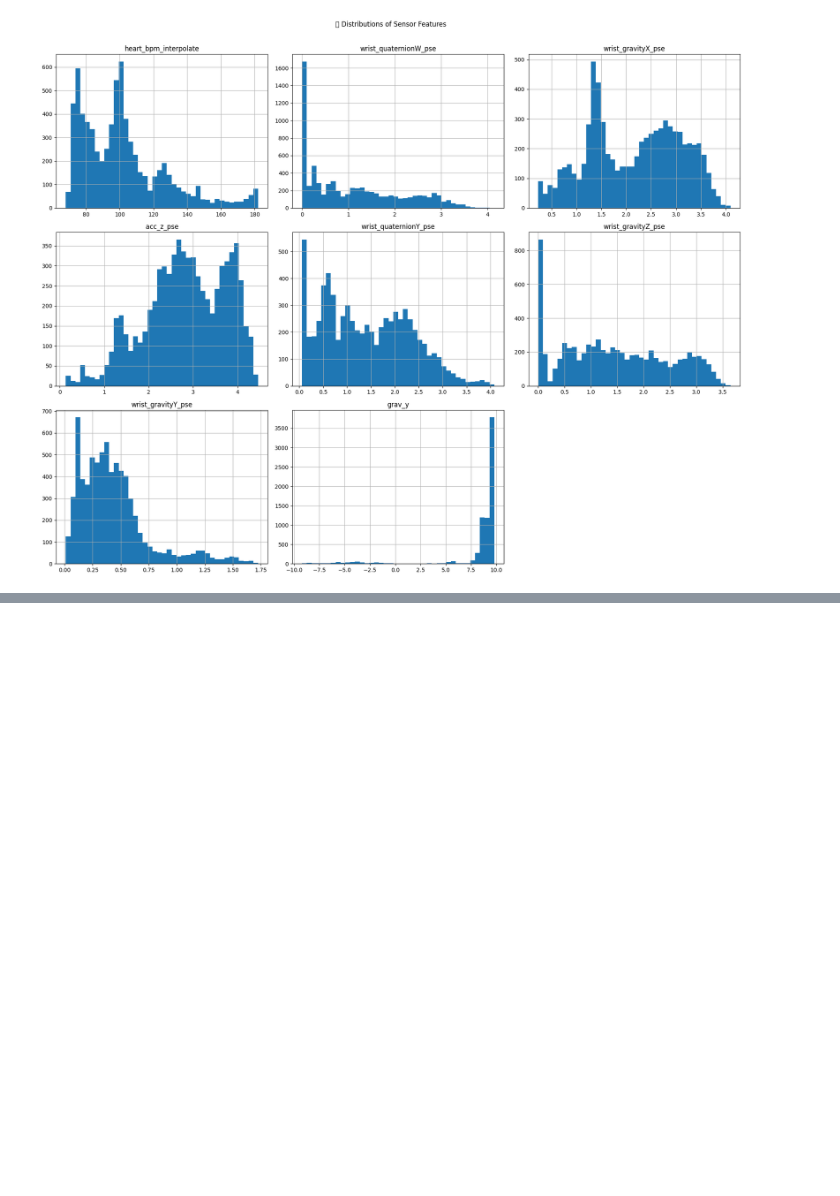
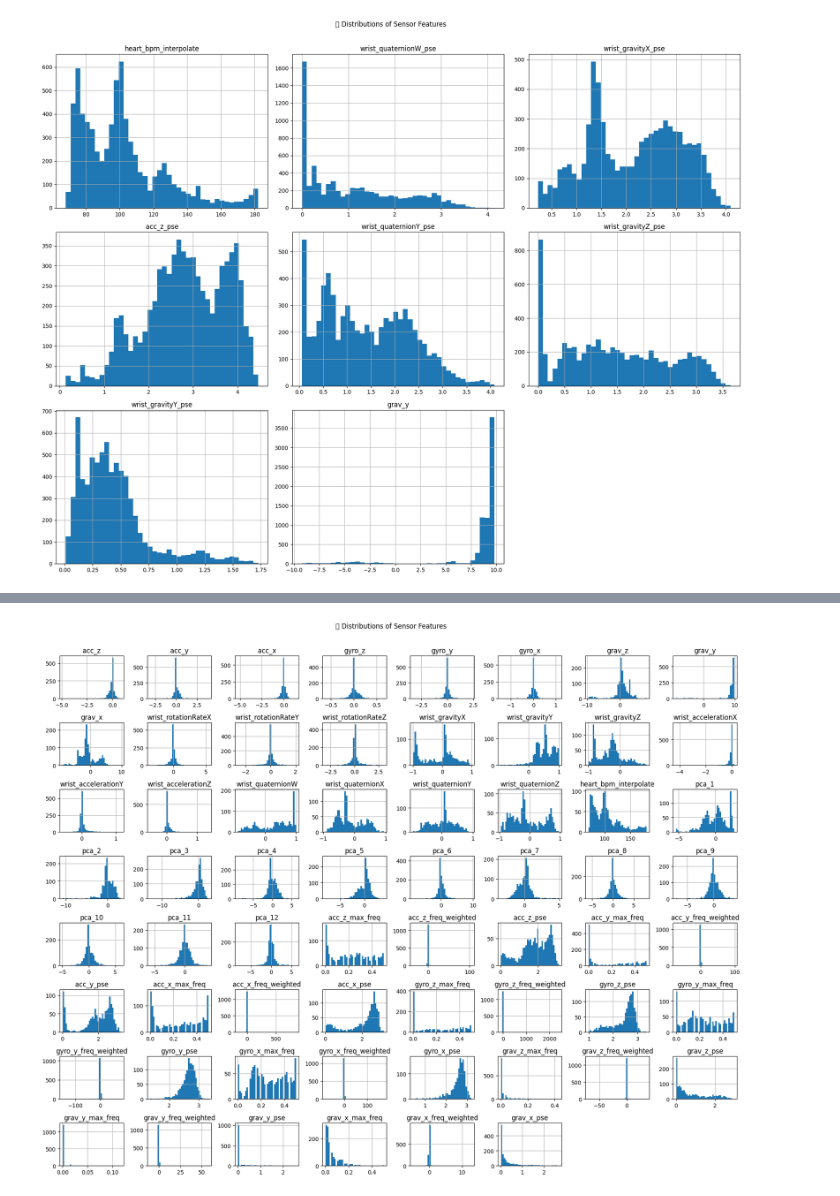
Before and after one commit to IvankaPlesica/ML4QS, a Jupyter notebook: Python3Code/notebooks/IvanaFeaturesDataset.ipynb, the cells around one changed output, grey strips where cells are left out. Saved outputs shown, nothing was run; the diff lists cells and outputs as text; code cells hidden in the pictures; blank space fills up the shorter version.

```diff
--- a/Python3Code/notebooks/IvanaFeaturesDataset.ipynb
+++ b/Python3Code/notebooks/IvanaFeaturesDataset.ipynb
@@ -696,0 +701,2 @@ final_dataset.to_csv('final_dataset.csv', index=False)
+# %%
+df = pd.read_csv('df_final.csv')
@@ -696,0 +832,18 @@ final_dataset.to_csv('final_dataset.csv', index=False)
+# %%
+# Set parameters
+sampling_rate = 1
+window_size = 60
+step_size = 6
+
+# Select sensor columns
+cols_to_use = [col for col in df.columns if any(prefix in col for prefix in ['acc_', 'gyro_', 'grav_'])]
+
+# Extract FFT features with overlap
+ft = FourierTransformation()
+fft_features = ft.abstract_frequency(df, cols=cols_to_use,
+                                     window_size=window_size,
+                                     sampling_rate=sampling_rate,
+                                     step_size=step_size)
+
+# Merge with original df (optional)
+df_with_fft = pd.concat([df, fft_features], axis=1)
@@ -696,0 +854,2 @@ final_dataset.to_csv('final_dataset.csv', index=False)
+# %%
+df_reduced = df_with_fft.dropna(subset=[f"{cols_to_use[0]}_max_freq"])
@@ -696,0 +881,8 @@ final_dataset.to_csv('final_dataset.csv', index=False)
+# %%
+# Distribution of features
+df_reduced.hist(figsize=(18, 14), bins=40)
+plt.suptitle('📊 Distributions of Sensor Features', y=1.01)
+plt.tight_layout()
+plt.show()
+# %% [output]
+[figure, added]
```
Also changed, not shown: parts of 39 cells of this notebook.
